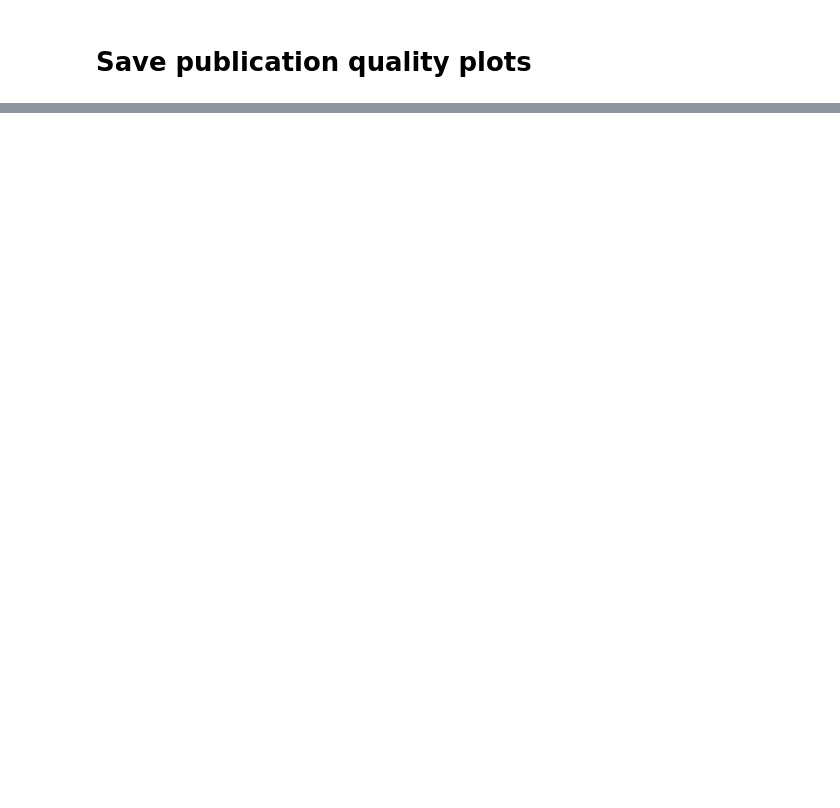
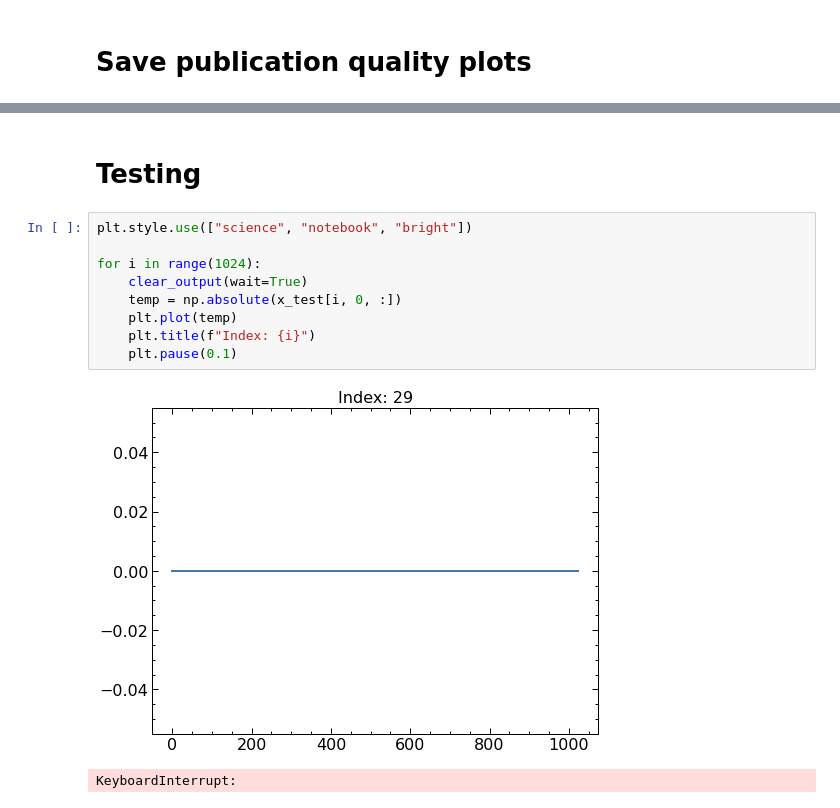
Before and after one commit to jeremythurston/NL_RNN, a Jupyter notebook: RNN_main.ipynb, the cells around one changed output, grey strips where cells are left out. Cells and saved outputs as stored; diff of their text form; blank space fills up the shorter version.

```diff
--- a/RNN_main.ipynb
+++ b/RNN_main.ipynb
@@ -182 +196,15 @@ plt.savefig(f"figures/results-{int(time.time())}.png", dpi=2400)
+# %% [markdown]
+# Testing
+# %%
+plt.style.use(["science", "notebook", "bright"])
+
+for i in range(1024):
+    clear_output(wait=True)
+    temp = np.absolute(x_test[i, 0, :])
+    plt.plot(temp)
+    plt.title(f"Index: {i}")
+    plt.pause(0.1)
+# %% [output]
+[figure, added]
+KeyboardInterrupt:
 # %%
```
Also changed, not shown: parts of 9 cells of this notebook, 1 other file.
